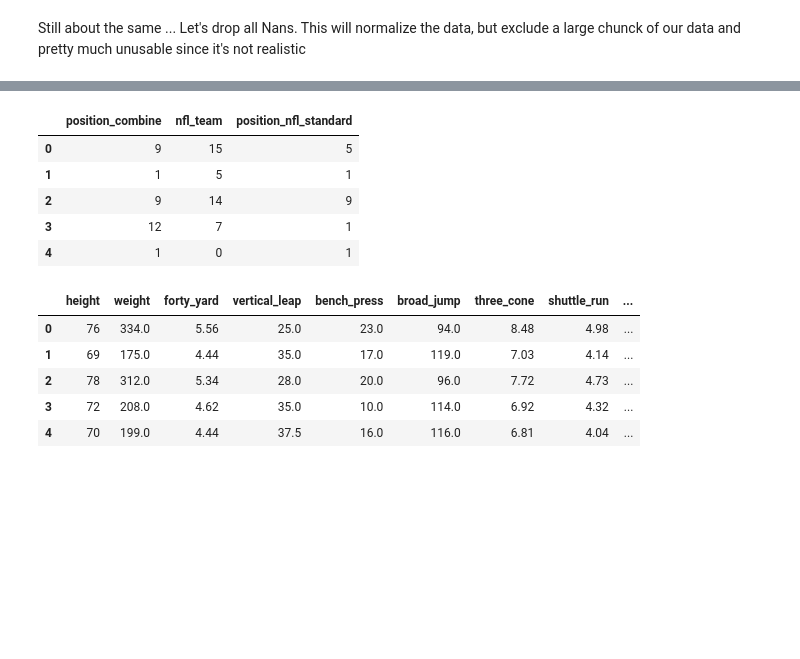
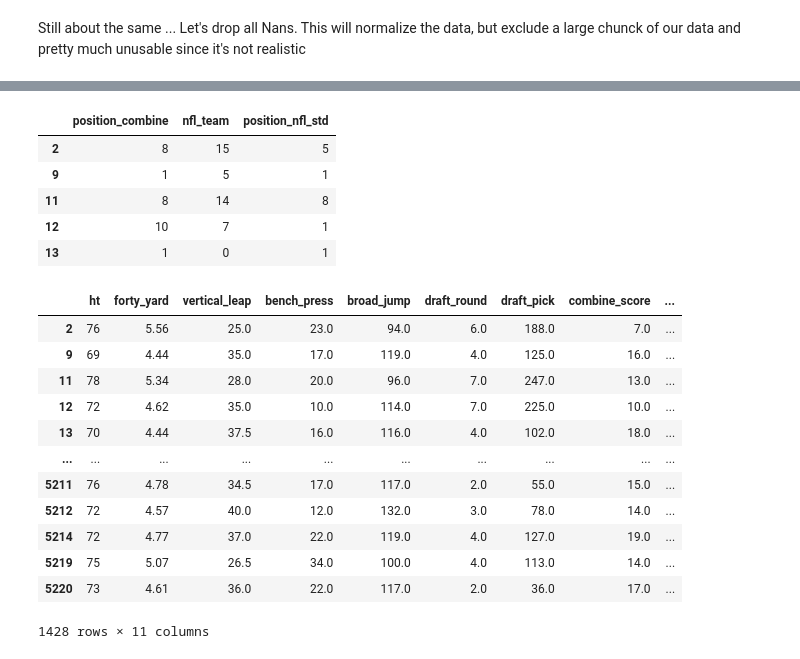
Before and after one commit to CharlesQuinn1/project_4_fantasy_football, a Jupyter notebook: alternative_models.ipynb, the cells around one changed output, grey strips where cells are left out. Saved outputs shown, nothing was run; the diff lists cells and outputs as text; code cells hidden in the pictures; blank space fills up the shorter version.

```diff
--- a/alternative_models.ipynb
+++ b/alternative_models.ipynb
@@ -446,0 +410,6 @@ df_na['height'] = inches_height
+# %%
+con = sqlite3.connect('database.db')
+df_na = pd.read_sql_query('SELECT*FROM players_raw', con)
+# %%
+df_na.dropna(inplace=True)
+df_na
@@ -446,0 +450,4 @@ df_na['height'] = inches_height
+# %%
+#drop QB and LS since there is little data
+df_na = df_na[(df_na['position_combine']!= 'LS') & (df_na['position_combine'] != 'QB')]
+df_na.head()
@@ -447,19 +462,21 @@ df_na['height'] = inches_height
 # %%
 #preprocessing
-drop_cols = ['player_id', 'year', 'School', 'player_name', 'position_nfl']
+drop_cols = ['player_id', 'year', 'School', 'player_name', 'height', 'shuttle_run', 'three_cone', 'weight',
+             'draft_pick_flag', 'vertical_leap_score', 'three_cone_score', 'shuttle_run_score', 'forty_yard_score',
+             'broad_jump_score', 'bench_press_score', 'position_nfl']
 temp = df_na.drop(drop_cols, axis=1)
 obj_df = temp.select_dtypes(include = ['object']).copy()
 obj_df['position_combine'] = obj_df['position_combine'].astype('category').cat.codes
 obj_df['nfl_team'] = obj_df['nfl_team'].astype('category').cat.codes
-obj_df['position_nfl_standard'] = obj_df['position_nfl_standard'].astype('category').cat.codes
+obj_df['position_nfl_std'] = obj_df['position_nfl_std'].astype('category').cat.codes
 obj_df.head()
 # %% [output]
-|  | position_combine | nfl_team | position_nfl_standard |
-| 0 | 9 | 15 | 5 |
-| 1 | 1 | 5 | 1 |
-| 2 | 9 | 14 | 9 |
-| 3 | 12 | 7 | 1 |
-| 4 | 1 | 0 | 1 |
+|  | position_combine | nfl_team | position_nfl_std |
+| 2 | 8 | 15 | 5 |
+| 9 | 1 | 5 | 1 |
+| 11 | 8 | 14 | 8 |
+| 12 | 10 | 7 | 1 |
+| 13 | 1 | 0 | 1 |
 # %%
 features_df = temp.select_dtypes(include = ['int', 'float']).copy()
 obj_df
@@ -469,12 +486,19 @@ df_na = pd.concat([features_df, obj_df], axis=1)
 # %%
 # drop all nans and drop all 'draft_round = 8'
 df_na.dropna(inplace=True)
 df_na = df_na[df_na['draft_round']!=8]
-df_na.head()
+df_na
 # %% [output]
-|  | height | weight | forty_yard | vertical_leap | bench_press | broad_jump | three_cone | shuttle_run | ... |
-| 0 | 76 | 334.0 | 5.56 | 25.0 | 23.0 | 94.0 | 8.48 | 4.98 | ... |
-| 1 | 69 | 175.0 | 4.44 | 35.0 | 17.0 | 119.0 | 7.03 | 4.14 | ... |
-| 2 | 78 | 312.0 | 5.34 | 28.0 | 20.0 | 96.0 | 7.72 | 4.73 | ... |
-| 3 | 72 | 208.0 | 4.62 | 35.0 | 10.0 | 114.0 | 6.92 | 4.32 | ... |
-| 4 | 70 | 199.0 | 4.44 | 37.5 | 16.0 | 116.0 | 6.81 | 4.04 | ... |
+|  | ht | forty_yard | vertical_leap | bench_press | broad_jump | draft_round | draft_pick | combine_score | ... |
+| 2 | 76 | 5.56 | 25.0 | 23.0 | 94.0 | 6.0 | 188.0 | 7.0 | ... |
+| 9 | 69 | 4.44 | 35.0 | 17.0 | 119.0 | 4.0 | 125.0 | 16.0 | ... |
+| 11 | 78 | 5.34 | 28.0 | 20.0 | 96.0 | 7.0 | 247.0 | 13.0 | ... |
+| 12 | 72 | 4.62 | 35.0 | 10.0 | 114.0 | 7.0 | 225.0 | 10.0 | ... |
+| 13 | 70 | 4.44 | 37.5 | 16.0 | 116.0 | 4.0 | 102.0 | 18.0 | ... |
+| ... | ... | ... | ... | ... | ... | ... | ... | ... | ... |
+| 5211 | 76 | 4.78 | 34.5 | 17.0 | 117.0 | 2.0 | 55.0 | 15.0 | ... |
+| 5212 | 72 | 4.57 | 40.0 | 12.0 | 132.0 | 3.0 | 78.0 | 14.0 | ... |
+| 5214 | 72 | 4.77 | 37.0 | 22.0 | 119.0 | 4.0 | 127.0 | 19.0 | ... |
+| 5219 | 75 | 5.07 | 26.5 | 34.0 | 100.0 | 4.0 | 113.0 | 14.0 | ... |
+| 5220 | 73 | 4.61 | 36.0 | 22.0 | 117.0 | 2.0 | 36.0 | 17.0 | ... |
+1428 rows × 11 columns
```
Also changed, not shown: parts of 45 cells of this notebook.
